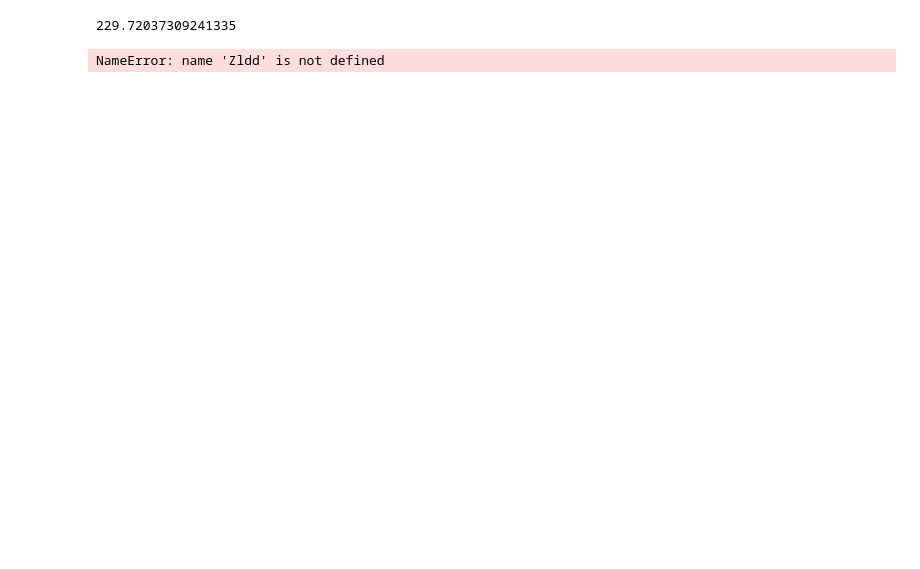
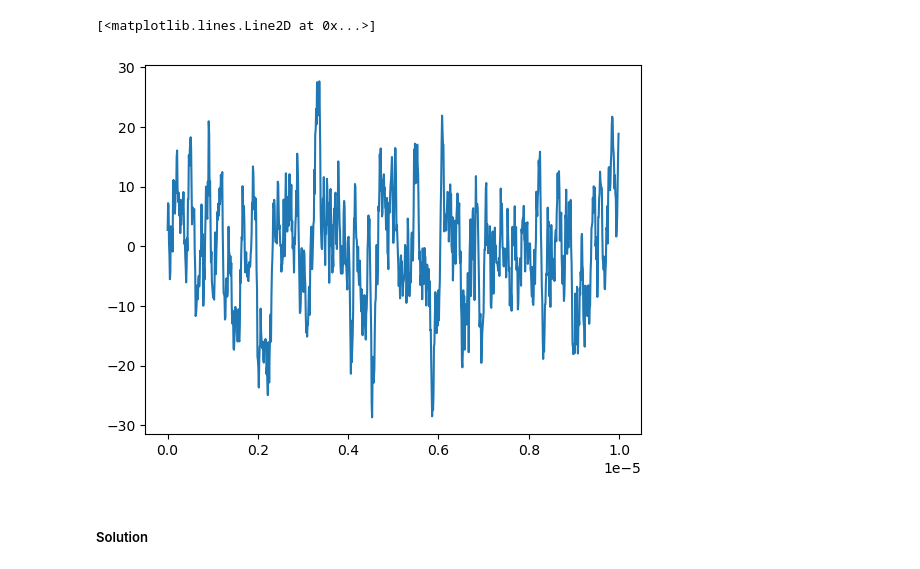
Before and after one commit to quantumJAK/Bayesian-measurment, a Jupyter notebook: Code/Reflectometry signal.ipynb, the cells around one changed output. Drawn from its saved outputs; the diff is of its cells as text; code cells hidden in the pictures; blank space fills up the shorter version.

```diff
--- a/Code/Reflectometry signal.ipynb
+++ b/Code/Reflectometry signal.ipynb
@@ -86,0 +123,11 @@ class rlc_ode():
+# %%
+dt = 1e-8
+N = int(1e3)
+times = np.arange(0,N)*dt
+noise = OU_process(sig = 10, tc = 1e-6)
+plt.plot(times, [noise.update(1e-7) for i in range(N)])
+# %% [output]
+[<matplotlib.lines.Line2D at 0x...>]
+[figure, added]
+# %% [markdown]
+##### Solution
@@ -107,8 +164,0 @@ rlcT = rlc_ode(R=R2, L=Lc, C=Cp, wd=1/np.sqrt(Lc*Cp), Ad=1, noise = noise, senso
-# %%
-w/1e6/2/np.pi
-# %% [output]
-229.72037309241335
-# %%
-Zldd
-# %% [output]
-NameError: name 'Zldd' is not defined
```
Also changed, not shown: parts of 28 cells of this notebook, 1 other file.
